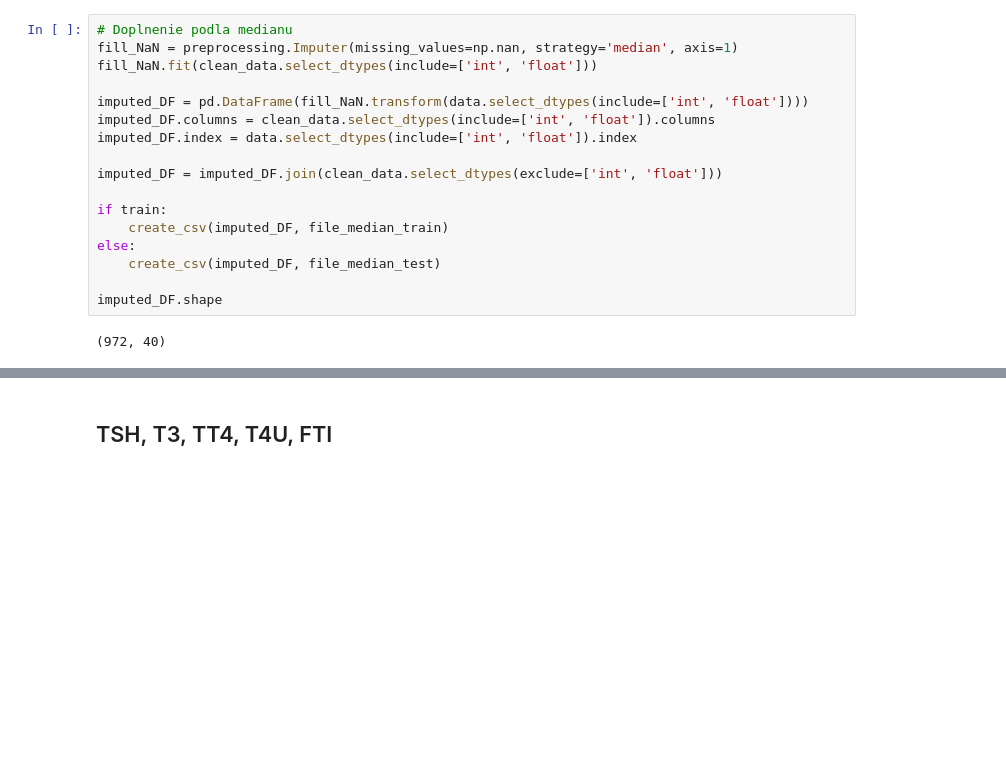
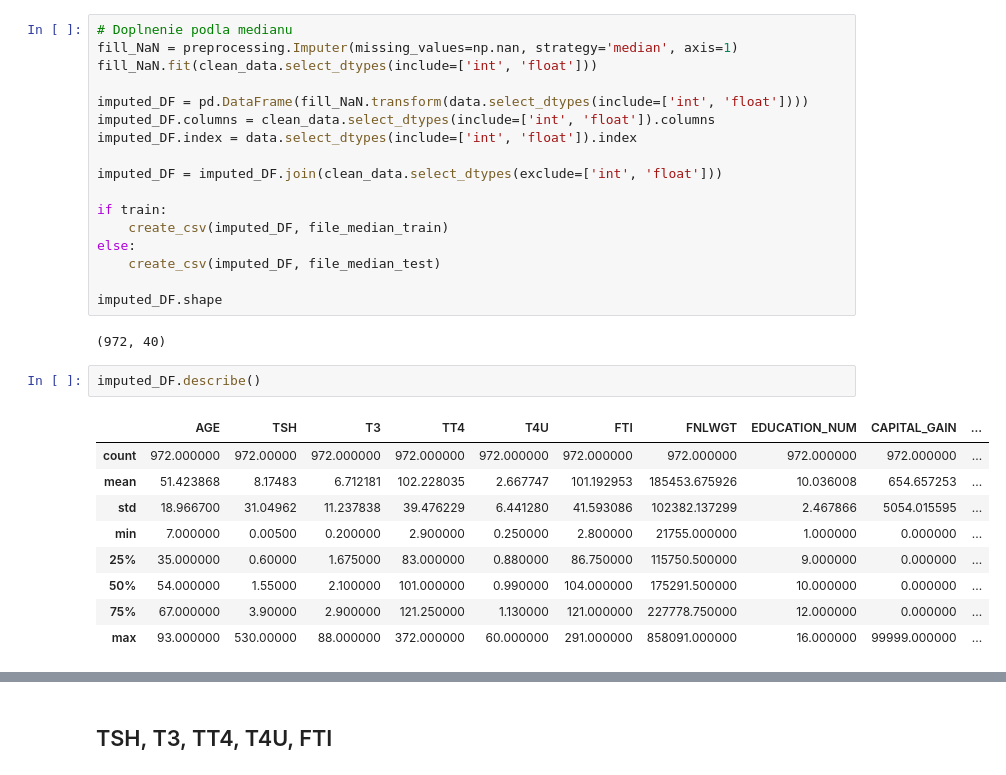
Before and after one commit to PeterJurkacek/IAU_2018_Jurkacek_Vyskoc, a Jupyter notebook: Jurkacek_Vyskoc_predspracovanie.ipynb, the cells around one changed output, grey strips where cells are left out. Saved outputs shown, nothing was run; the diff lists cells and outputs as text; blank space fills up the shorter version.

```diff
--- a/Jurkacek_Vyskoc_predspracovanie.ipynb
+++ b/Jurkacek_Vyskoc_predspracovanie.ipynb
@@ -803,5 +838,17 @@ else:
 imputed_DF.shape
 # %% [output]
 (972, 40)
+# %%
+imputed_DF.describe()
+# %% [output]
+|  | AGE | TSH | T3 | TT4 | T4U | FTI | FNLWGT | EDUCATION_NUM | CAPITAL_GAIN | ... |
+| count | 972.000000 | 972.00000 | 972.000000 | 972.000000 | 972.000000 | 972.000000 | 972.000000 | 972.000000 | 972.000000 | ... |
+| mean | 51.423868 | 8.17483 | 6.712181 | 102.228035 | 2.667747 | 101.192953 | 185453.675926 | 10.036008 | 654.657253 | ... |
+| std | 18.966700 | 31.04962 | 11.237838 | 39.476229 | 6.441280 | 41.593086 | 102382.137299 | 2.467866 | 5054.015595 | ... |
+| min | 7.000000 | 0.00500 | 0.200000 | 2.900000 | 0.250000 | 2.800000 | 21755.000000 | 1.000000 | 0.000000 | ... |
+| 25% | 35.000000 | 0.60000 | 1.675000 | 83.000000 | 0.880000 | 86.750000 | 115750.500000 | 9.000000 | 0.000000 | ... |
+| 50% | 54.000000 | 1.55000 | 2.100000 | 101.000000 | 0.990000 | 104.000000 | 175291.500000 | 10.000000 | 0.000000 | ... |
+| 75% | 67.000000 | 3.90000 | 2.900000 | 121.250000 | 1.130000 | 121.000000 | 227778.750000 | 12.000000 | 0.000000 | ... |
+| max | 93.000000 | 530.00000 | 88.000000 | 372.000000 | 60.000000 | 291.000000 | 858091.000000 | 16.000000 | 99999.000000 | ... |
 # %%
 # Doplnenie podla most frequent
```
Also changed, not shown: parts of 10 cells of this notebook, 3 other files.
